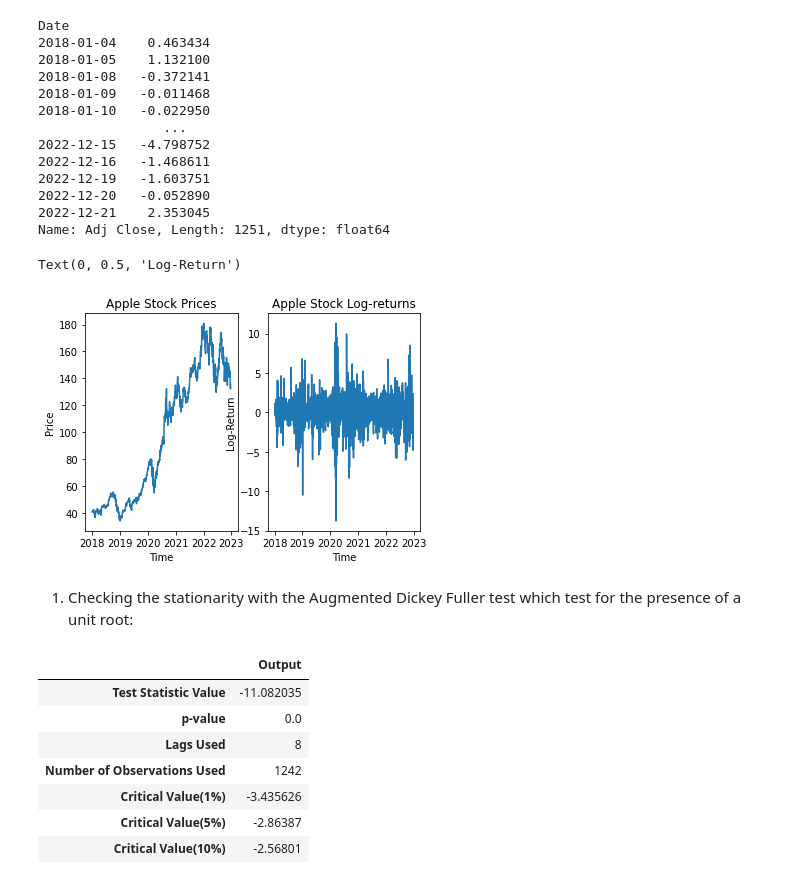
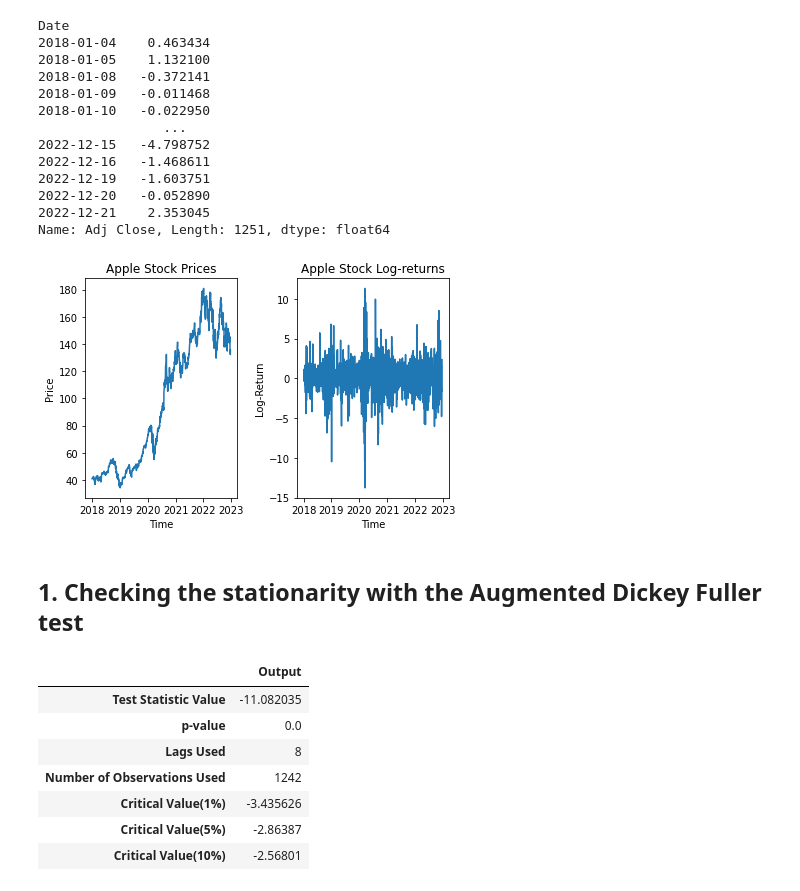
Before and after one commit to Varvoo/Free-ATS-Grinta, a Jupyter notebook: Exo 6 _ Ariane.ipynb, the cells around one changed output. Saved outputs shown, nothing was run; the diff lists cells and outputs as text; code cells hidden in the pictures.

```diff
--- a/Exo 6 _ Ariane.ipynb
+++ b/Exo 6 _ Ariane.ipynb
@@ -62,23 +60,23 @@ Name: Adj Close, Length: 1251, dtype: float64
 # %%
 #================== Visual representation ===================
 
 # Check the stock price's fluctuation
 plt.subplot(1, 2, 1)
 plt.plot(df['Adj Close'])
 plt.title("Apple Stock Prices")
 plt.xlabel('Time')
 plt.ylabel('Price')
 # Check the evolution of log-returns
 plt.subplot(1, 2, 2)
 plt.plot(df_logret)
 plt.title("Apple Stock Log-returns")
 plt.xlabel('Time')
 plt.ylabel('Log-Return')
+plt.tight_layout()
 # %% [output]
-Text(0, 0.5, 'Log-Return')
-[figure, old version]
+[figure, new version]
 # %% [markdown]
-1. Checking the stationarity with the Augmented Dickey Fuller test which test for the presence of a unit root:
+## 1. Checking the stationarity with the Augmented Dickey Fuller test
 # %%
 test = adfuller(df_logret)
 df_adf = pd.DataFrame(index=['Test Statistic Value', "p-value", "Lags Used", "Number of Observations Used","Critical Value(1%)","Critical Value(5%)","Critical Value(10%)"],columns=['Output'])
```
Also changed, not shown: parts of 13 cells of this notebook, 4 other files.
